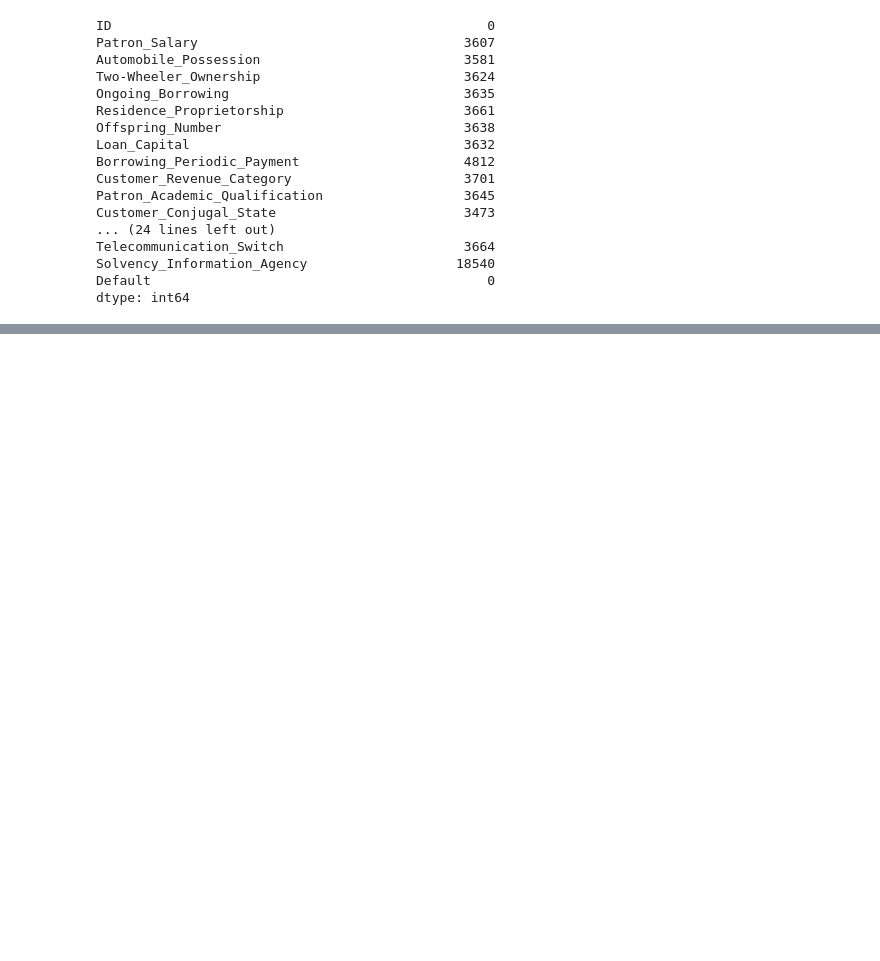
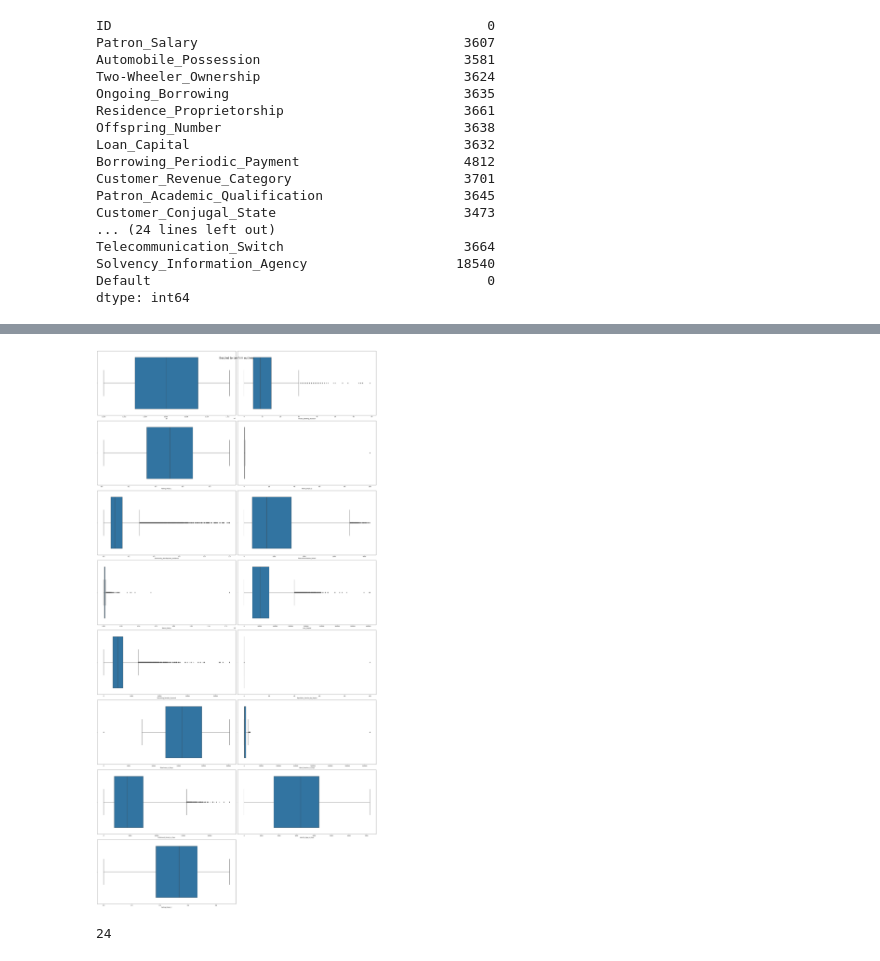
Before and after one commit to Jawakar-7/Customer-Churn-prediction, a Jupyter notebook: visualization.ipynb, the cells around one changed output, grey strips where cells are left out. Cells and saved outputs as stored; diff of their text form; code cells hidden in the pictures; blank space fills up the shorter version.

```diff
--- a/visualization.ipynb
+++ b/visualization.ipynb
@@ -195,0 +259,13 @@ Name: ID, Length: 121856, dtype: int64
+# %%
+plt.figure(figsize=(30,60))
+plt.suptitle("Boxplot to confirm outliers",fontsize=20,fontweight=20)
+for i,j in enumerate(num_feat):
+    plt.subplot(8,2,i+1)
+    sns.boxplot(x=df[j])
+plt.tight_layout()
+# %% [output]
+[figure, added]
+# %%
+len(cat_feat)
+# %% [output]
+24
```
Also changed, not shown: parts of 26 cells of this notebook, 1 other file.
